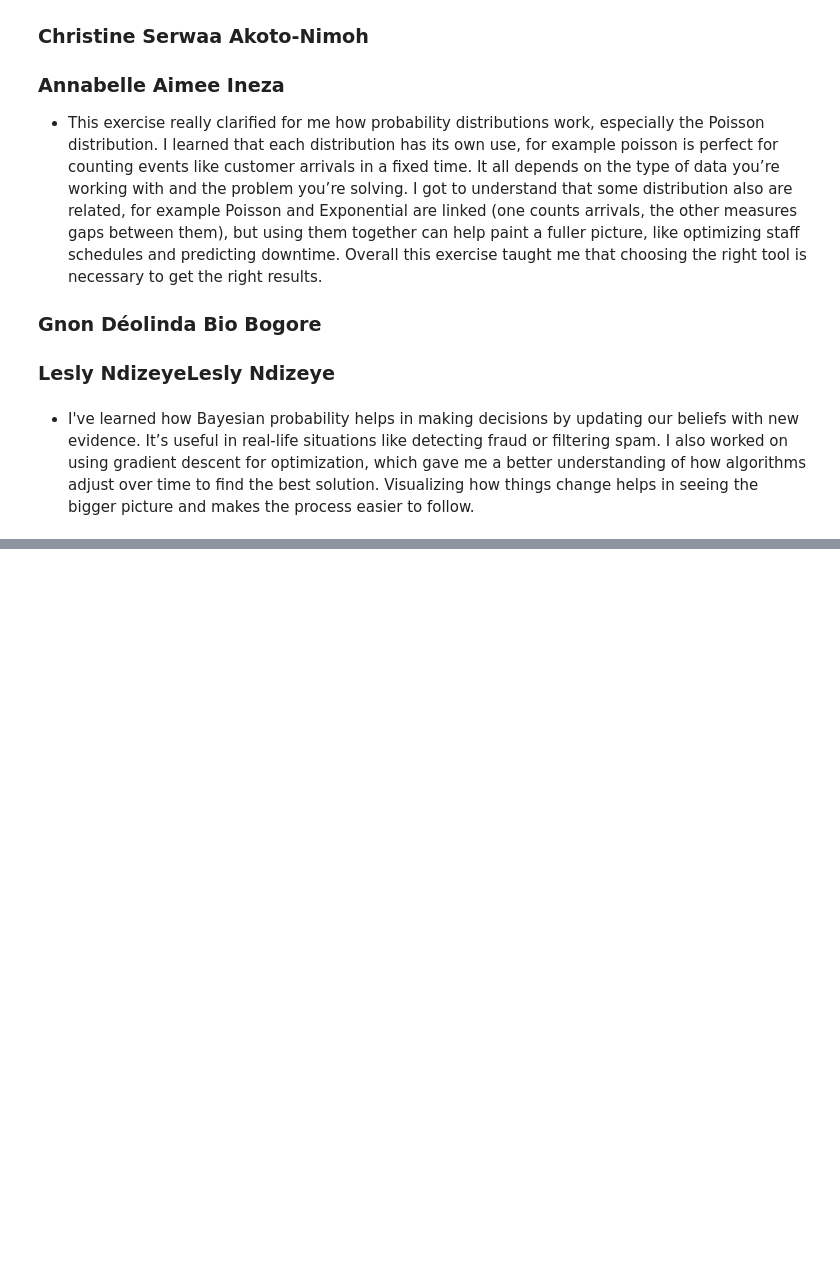
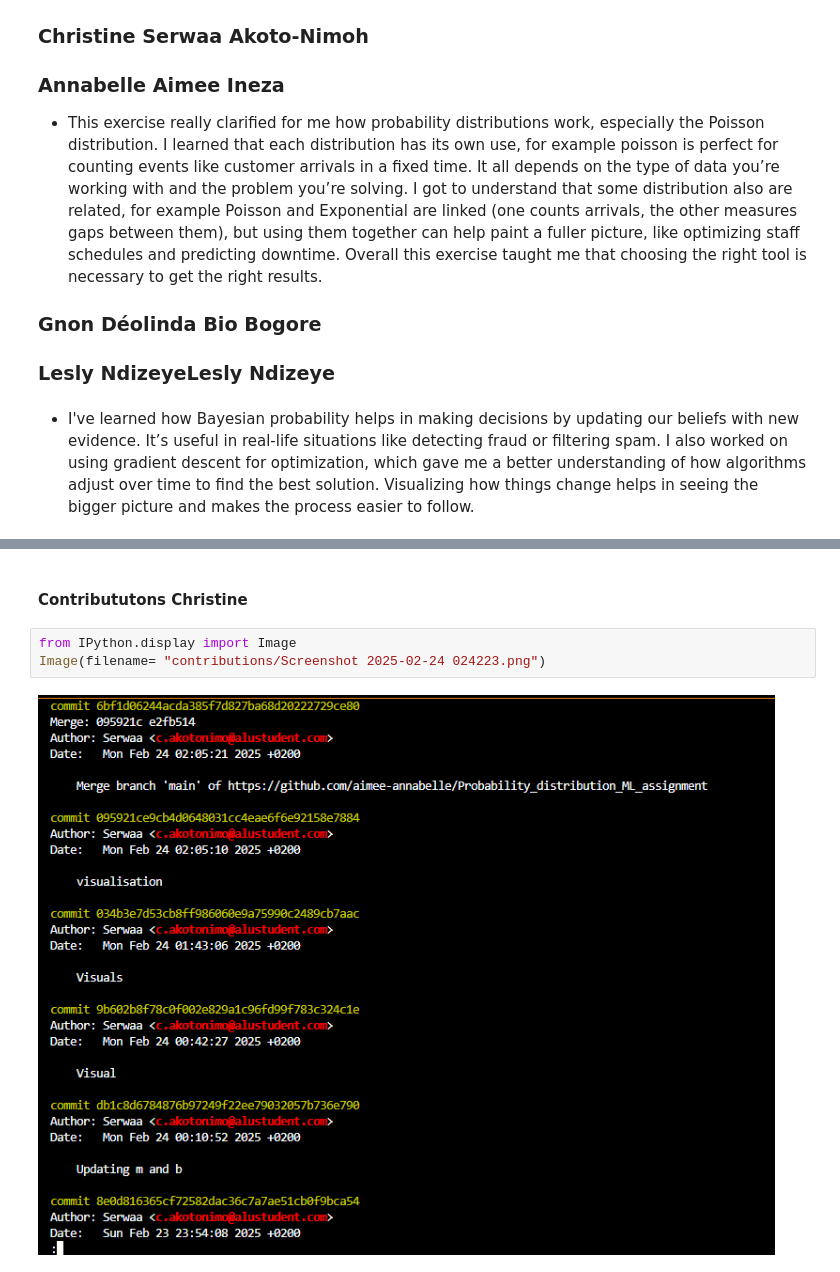
Before and after one commit to aimee-annabelle/Probability_distribution_ML_assignment, a Jupyter notebook: Probability_distribution_ML_assignment.ipynb, the cells around one changed output, grey strips where cells are left out. Saved outputs shown, nothing was run; the diff lists cells and outputs as text; blank space fills up the shorter version.

```diff
--- a/Probability_distribution_ML_assignment.ipynb
+++ b/Probability_distribution_ML_assignment.ipynb
@@ -344,3 +344,10 @@ Would you like any additional refinements or insights?
 ## Git commit history (proof of contribution)
 
 Annabelle Ineza: ![alt text](<Screenshot 2025-02-24 005346.png>)
+# %% [markdown]
+#### Contribututons Christine
+# %%
+from IPython.display import Image
+Image(filename= "contributions/Screenshot 2025-02-24 024223.png")
+# %% [output]
+[figure, added]
```
Also changed, not shown: 1 other file.
